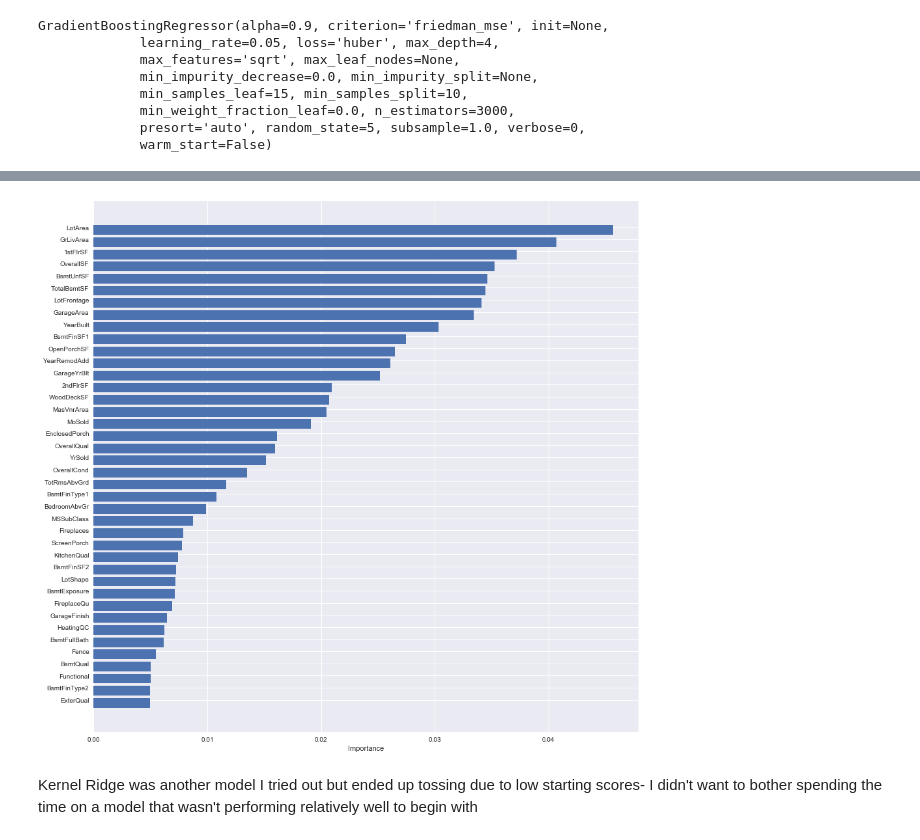
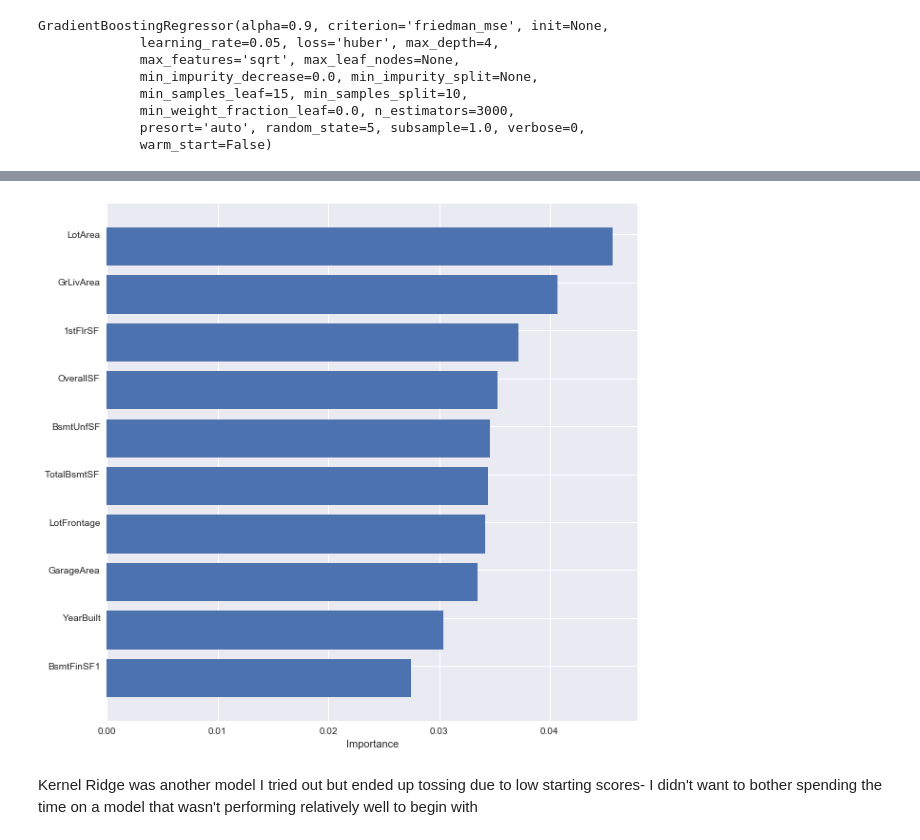
Before and after one commit to nmaloof/KaggleProject, a Jupyter notebook: Ben -We're So Skewed.ipynb, the cells around one changed output, grey strips where cells are left out. Cells and saved outputs as stored; diff of their text form; code cells hidden in the pictures.

```diff
--- a/Ben -We're So Skewed.ipynb
+++ b/Ben -We're So Skewed.ipynb
@@ -478,3 +478,5 @@ score = rmsle_cv(ENet)
 print("ElasticNet score: {:.4f} ({:.4f})".format(score.mean(), score.std()))
 # %% [output]
 ElasticNet score: 0.1111 (0.0148)
+# %%
+ENet.fit(train.values, y_train)
@@ -525,15 +563,15 @@ NameError: name 'top40' is not defined
 # %%
 x = list(zip(train.columns, GBoost.feature_importances_))
 x.sort(key = lambda x: x[1])
 df = pd.DataFrame(x, columns = ['Var','Importance'])
-top = df["Importance"][-40:]
-top_name = df['Var'][-40:]
-plt.figure(figsize = (15, 15))
+top = df["Importance"][-10:]
+top_name = df['Var'][-10:]
+plt.figure(figsize = (10, 10))
 plt.barh(np.arange(len(top_name)), top)
 plt.yticks(np.arange(len(top_name))+ 0.25, np.array(top_name))
 _ = plt.xlabel('Importance')
 # %% [output]
-[figure, old version]
+[figure, new version]
 # %% [markdown]
 Kernel Ridge was another model I tried out but ended up tossing due to low starting scores- I didn't want to bother spending the time on a model that wasn't performing relatively well to begin with
 # %%
```
Also changed, not shown: parts of 21 cells of this notebook.
